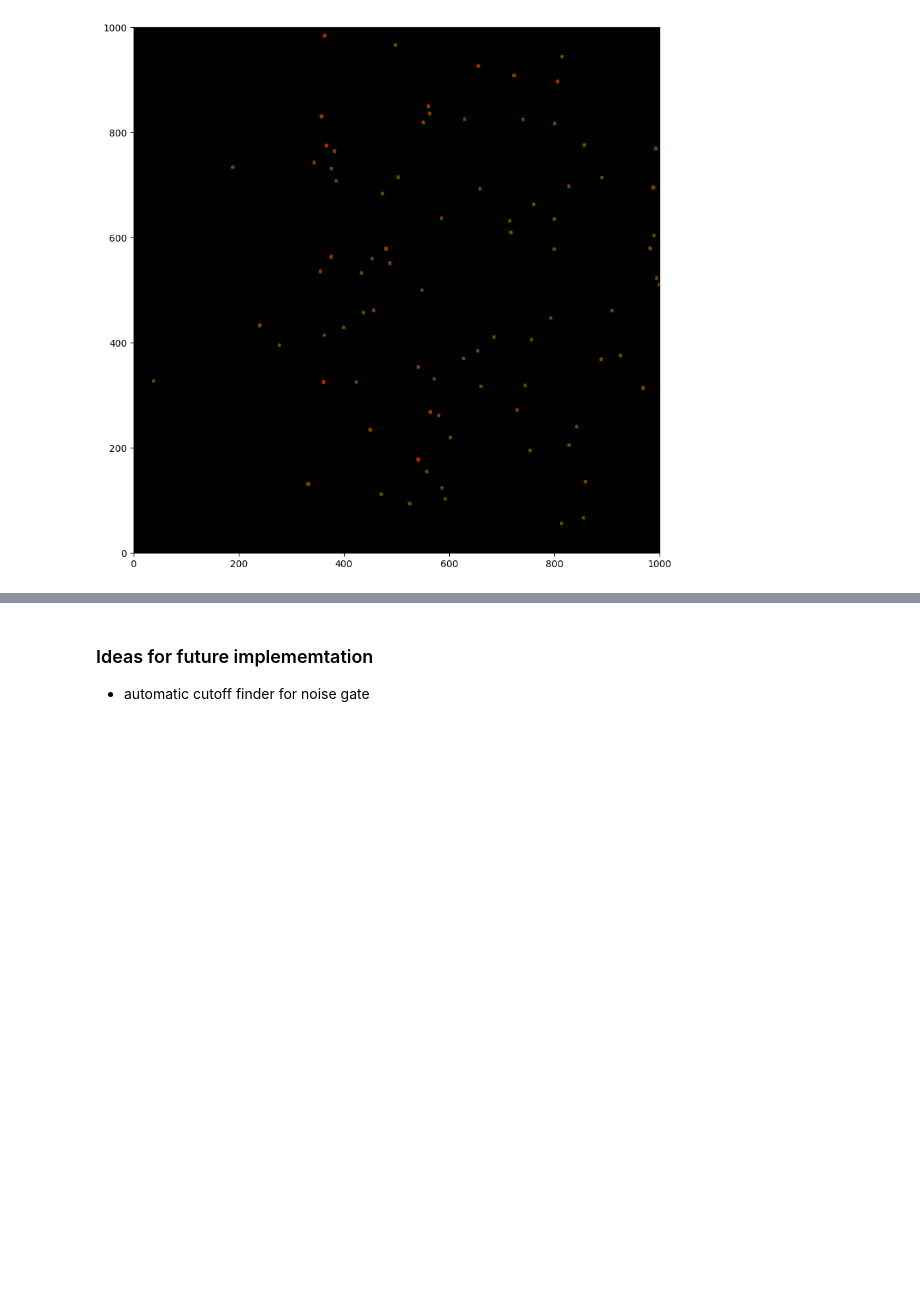
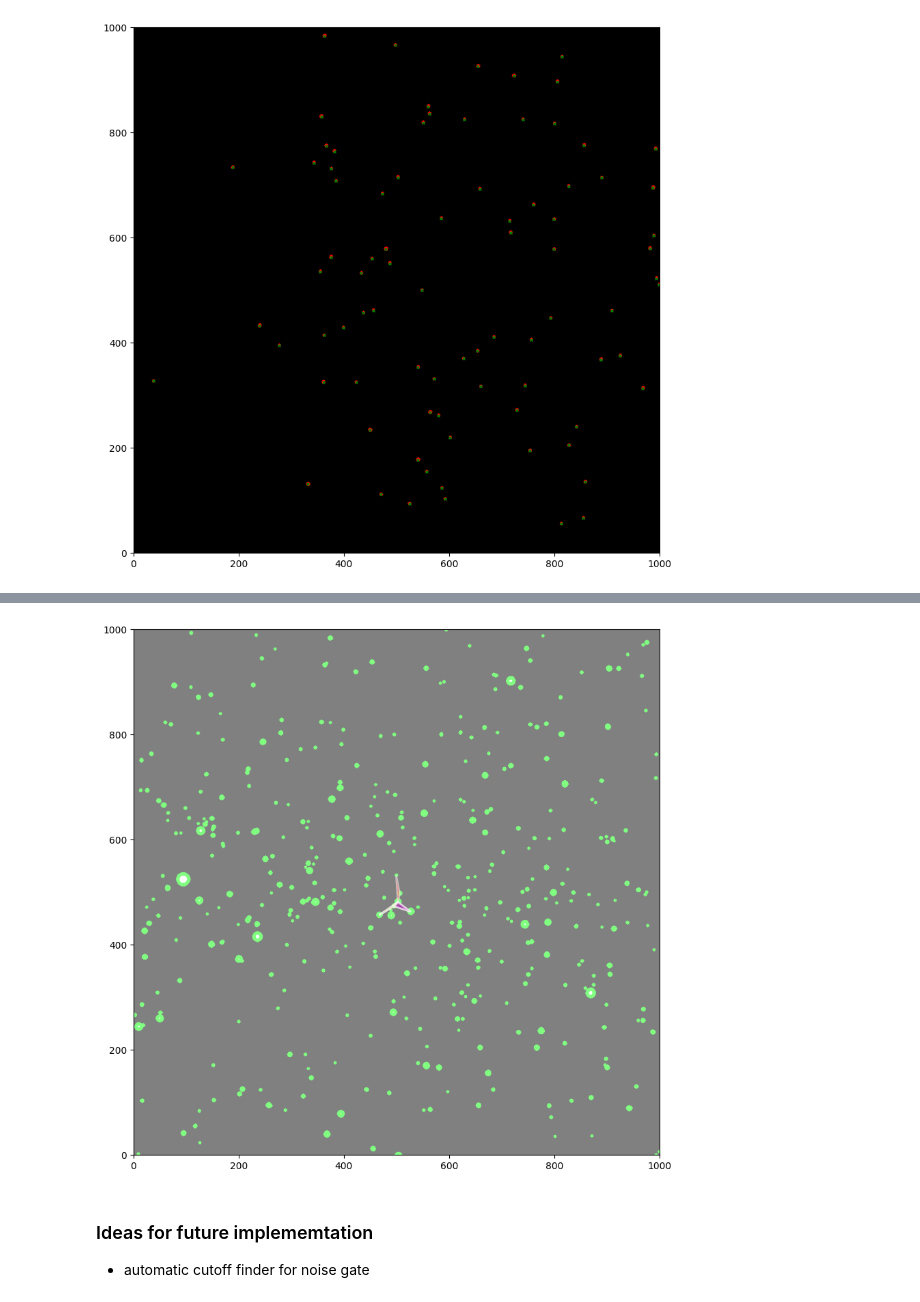
Before and after one commit to emilycardwell/find-my-star, a Jupyter notebook: testing.ipynb, the cells around one changed output, grey strips where cells are left out. Drawn from its saved outputs; the diff is of its cells as text; code cells hidden in the pictures; blank space fills up the shorter version.

Commit message:
working on triangle alg

```diff
--- a/testing.ipynb
+++ b/testing.ipynb
@@ -235,3 +300,21 @@ def get_triangles(centroids):
+# %%
+trixs, triys = zip(*triangles[0])
+fig, ax = plt.subplots(figsize=(10,10))
+ax.imshow(ref_color, alpha=0.5)
+colors = ['red', 'green', 'blue', 'magenta', 'yellow', 'cyan']
+c = 0
+for tri in triangles:
+    ax.add_patch(Polygon(tri, alpha=0.5, edgecolor='white', facecolor=colors[c], linewidth=2))
+    if c < len(colors) - 1:
+        c += 1
+    else:
+        c = 0
+ax = plt.gca()
+ax.set_xlim([0, 1000])
+ax.set_ylim([0, 1000])
+plt.show()
+# %% [output]
+[figure, added]
 # %% [markdown]
 ### Ideas for future implememtation
 
```
Also changed, not shown: parts of 3 cells of this notebook.
